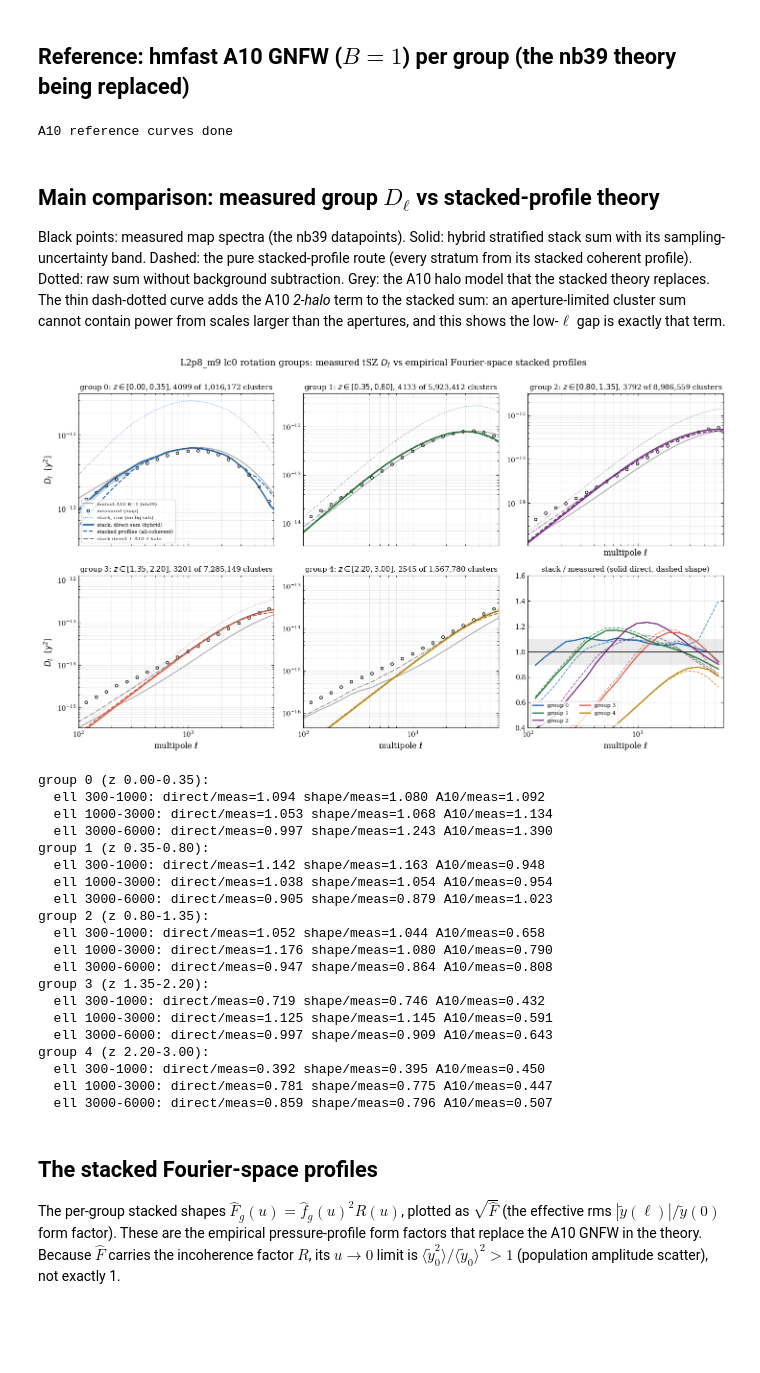
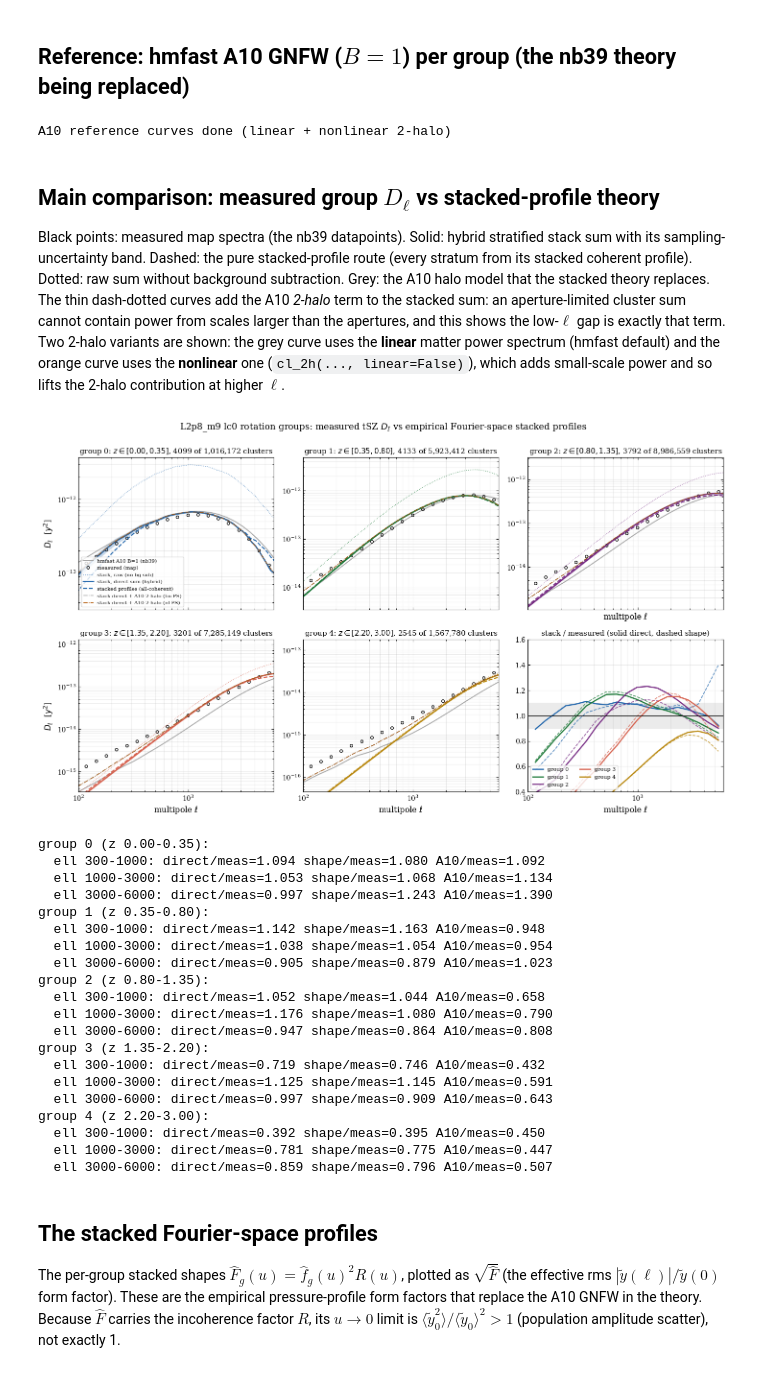
Before and after one commit to licongxu/flamingo_repo, a Jupyter notebook: notebooks/42_rotgroup_tsz_ps_fourier_stack.ipynb, the cells around one changed output. Saved outputs shown, nothing was run; the diff lists cells and outputs as text; code cells hidden in the pictures; blank space fills up the shorter version.

```diff
--- a/notebooks/42_rotgroup_tsz_ps_fourier_stack.ipynb
+++ b/notebooks/42_rotgroup_tsz_ps_fourier_stack.ipynb
@@ -320,12 +320,14 @@ for gr in groups:
     z = jnp.geomspace(max(gr["zlo"], 0.001), gr["zhi"], 60)
     cl1 = np.asarray(hm.cl_1h(tracer, tracer, l=ell_th, m=m_grid, z=z))
     cl2 = np.asarray(hm.cl_2h(tracer, tracer, l=ell_th, m=m_grid, z=z))
+    cl2_nl = np.asarray(hm.cl_2h(tracer, tracer, l=ell_th, m=m_grid, z=z, linear=False))
     gr["ell_th"] = np.asarray(ell_th)
     gr["dl_a10"] = pref * (cl1 + cl2)
     gr["dl_a10_2h"] = pref * cl2
-print("A10 reference curves done")
+    gr["dl_a10_2h_nl"] = pref * cl2_nl
+print("A10 reference curves done (linear + nonlinear 2-halo)")
 # %% [output]
-A10 reference curves done
+A10 reference curves done (linear + nonlinear 2-halo)
 # %% [markdown]
 ## Main comparison: measured group $D_\ell$ vs stacked-profile theory
 
@@ -333,10 +335,13 @@ Black points: measured map spectra (the nb39 datapoints). Solid: hybrid stratifi
 stack sum with its sampling-uncertainty band. Dashed: the pure stacked-profile
 route (every stratum from its stacked coherent profile). Dotted: raw sum without
 background subtraction. Grey:
-the A10 halo model that the stacked theory replaces. The thin dash-dotted curve adds
+the A10 halo model that the stacked theory replaces. The thin dash-dotted curves add
 the A10 *2-halo* term to the stacked sum: an aperture-limited cluster sum cannot
 contain power from scales larger than the apertures, and this shows the low-$\ell$
-gap is exactly that term.
+gap is exactly that term. Two 2-halo variants are shown: the grey curve uses the
+**linear** matter power spectrum (hmfast default) and the orange curve uses the
+**nonlinear** one (`cl_2h(..., linear=False)`), which adds small-scale power and so
+lifts the 2-halo contribution at higher $\ell$.
 # %%
 fig, axes = plt.subplots(2, 3, figsize=(14.5, 8.4), sharex=True)
 axes = axes.ravel()
@@ -356,10 +361,13 @@ for gr, ax, col in zip(groups, axes, COLORS):
             label="stack, direct sum (hybrid)")
     ax.plot(gr["ell_st"], gr["dl_shape"], color=col, lw=1.6, ls="--",
             label="stacked profiles (all-coherent)")
-    ax.plot(gr["ell_th"], gr["dl_a10_2h"] + np.interp(
-                gr["ell_th"], gr["ell_st"], gr["dl_direct"]),
+    stack_th = np.interp(gr["ell_th"], gr["ell_st"], gr["dl_direct"])
+    ax.plot(gr["ell_th"], gr["dl_a10_2h"] + stack_th,
             color="0.35", lw=1.0, ls="-.", alpha=0.9,
-            label="stack direct + A10 2-halo")
+            label="stack direct + A10 2-halo (lin PS)")
+    ax.plot(gr["ell_th"], gr["dl_a10_2h_nl"] + stack_th,
+            color="#b35806", lw=1.0, ls="-.", alpha=0.9,
+            label="stack direct + A10 2-halo (nl PS)")
     ax.set_xscale("log")
     ax.set_yscale("log")
     ax.set_xlim(ELL_MIN, 6000)
@@ -383,34 +391,34 @@ for gr, col in zip(groups, COLORS):
     axr.semilogx(gr["ellb"][sel], rs, color=col, lw=1.2, ls="--", alpha=0.8)
 axr.axhline(1.0, color="k", lw=0.8)
 axr.axhspan(0.9, 1.1, color="0.92", zorder=0)
 axr.set_xlim(ELL_MIN, 6000)
 axr.set_ylim(0.4, 1.6)
 axr.set_yscale("linear")
 axr.set_xlabel(r"multipole $\ell$")
 axr.set_title("stack / measured (solid direct, dashed shape)")
 axr.grid(True, which="both", alpha=0.25)
 axr.legend(fontsize=8, loc="lower left", ncol=2)
 axes[0].legend(fontsize=7.5, loc="lower left")
 
 fig.suptitle(r"L2p8_m9 lc0 rotation groups: measured tSZ $D_\ell$ vs empirical "
              r"Fourier-space stacked profiles", y=0.995)
 fig.tight_layout()
 for ext in ("pdf", "png"):
     fig.savefig(FIG_DIR / f"rotgroup_dl_vs_stack_5panel.{ext}", bbox_inches="tight")
 plt.show()
 
 for gr in groups:
     sel = gr["ellb"] >= ELL_MIN
     msg = [f"group {gr['g']} (z {gr['zlo']:.2f}-{gr['zhi']:.2f}):"]
     for lo, hi in [(300, 1000), (1000, 3000), (3000, 6000)]:
         m = sel & (gr["ellb"] >= lo) & (gr["ellb"] < hi)
         rd = np.median(np.interp(gr["ellb"][m], gr["ell_st"], gr["dl_direct"]) / gr["dlb"][m])
         rs = np.median(np.interp(gr["ellb"][m], gr["ell_st"], gr["dl_shape"]) / gr["dlb"][m])
         ra = np.median(np.interp(gr["ellb"][m], gr["ell_th"], gr["dl_a10"]) / gr["dlb"][m])
         msg.append(f"  ell {lo}-{hi}: direct/meas={rd:.3f} shape/meas={rs:.3f} A10/meas={ra:.3f}")
     print("\n".join(msg))
 # %% [output]
-[figure, old version]
+[figure, new version]
 group 0 (z 0.00-0.35):
   ell 300-1000: direct/meas=1.094 shape/meas=1.080 A10/meas=1.092
   ell 1000-3000: direct/meas=1.053 shape/meas=1.068 A10/meas=1.134
```
Also changed, not shown: 3 other files.
